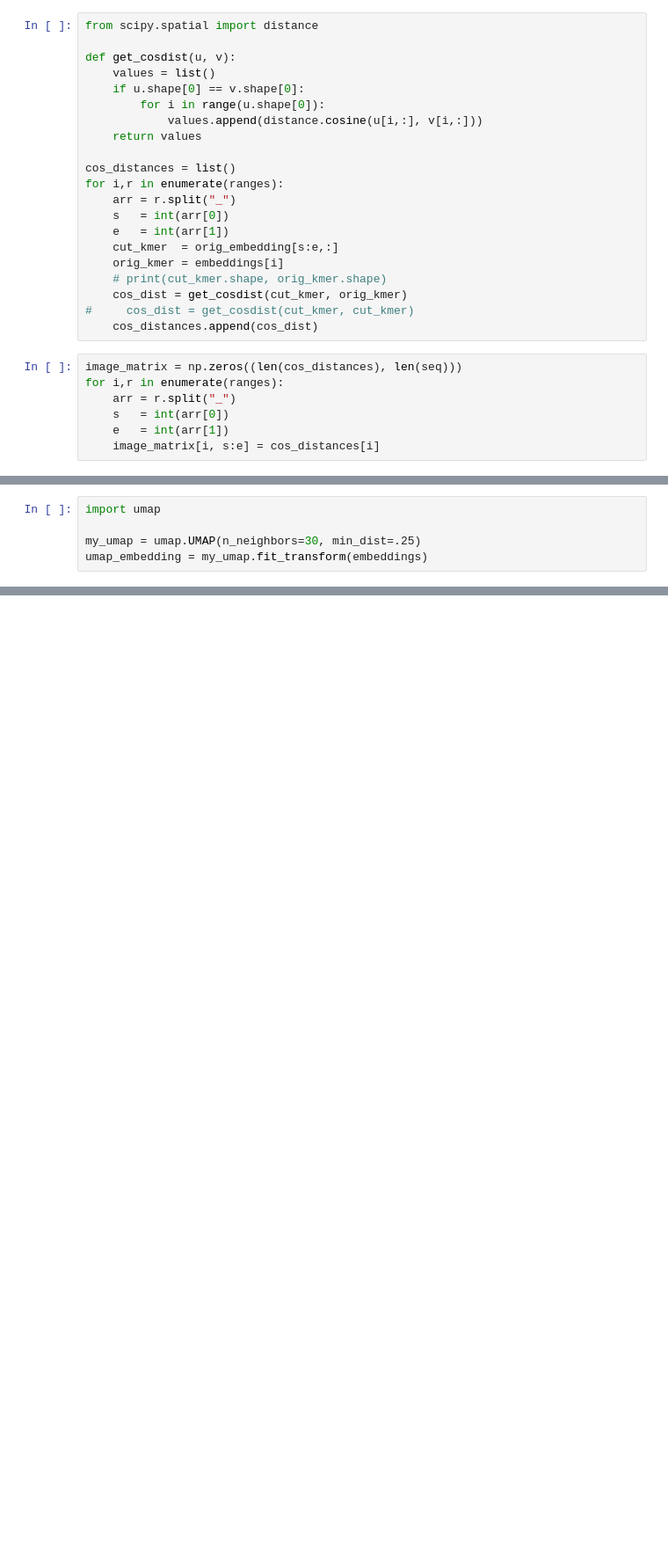
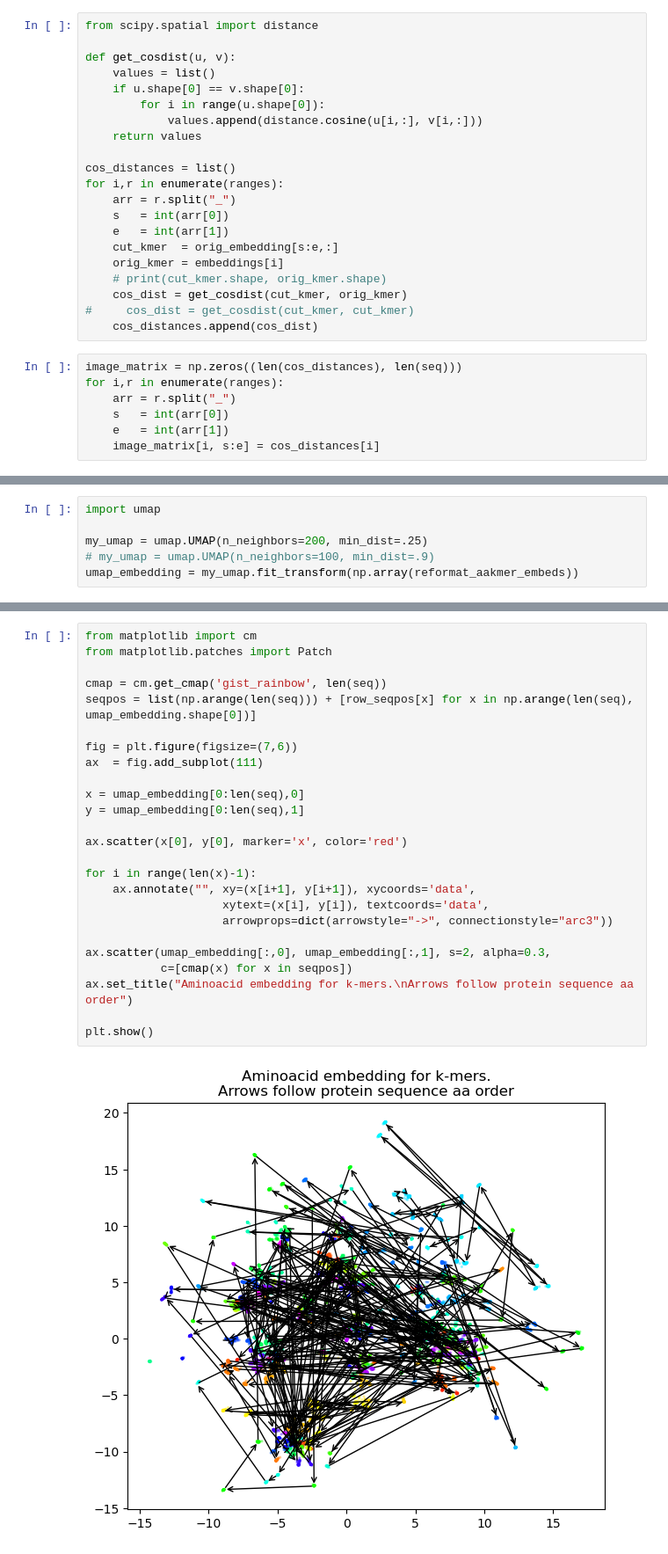
Before and after one commit to francosimonetti/disorder_flavours, a Jupyter notebook: kmer_analysis.ipynb, the cells around one changed output, grey strips where cells are left out. Shown at 88% size. Saved outputs shown, nothing was run; the diff lists cells and outputs as text; blank space fills up the shorter version.

```diff
--- a/kmer_analysis.ipynb
+++ b/kmer_analysis.ipynb
@@ -137,5 +225,6 @@ plt.show()
 # %%
 import umap
 
-my_umap = umap.UMAP(n_neighbors=30, min_dist=.25)
-umap_embedding = my_umap.fit_transform(embeddings)
+my_umap = umap.UMAP(n_neighbors=200, min_dist=.25)
+# my_umap = umap.UMAP(n_neighbors=100, min_dist=.9)
+umap_embedding = my_umap.fit_transform(np.array(reformat_aakmer_embeds))
@@ -148,0 +235,27 @@ embeddings_array.shape
+# %%
+from matplotlib import cm
+from matplotlib.patches import Patch
+
+cmap = cm.get_cmap('gist_rainbow', len(seq))
+seqpos = list(np.arange(len(seq))) + [row_seqpos[x] for x in np.arange(len(seq), umap_embedding.shape[0])]
+
+fig = plt.figure(figsize=(7,6))
+ax  = fig.add_subplot(111)
+
+x = umap_embedding[0:len(seq),0]
+y = umap_embedding[0:len(seq),1]
+
+ax.scatter(x[0], y[0], marker='x', color='red')
+
+for i in range(len(x)-1):
+    ax.annotate("", xy=(x[i+1], y[i+1]), xycoords='data',
+                    xytext=(x[i], y[i]), textcoords='data',
+                    arrowprops=dict(arrowstyle="->", connectionstyle="arc3"))
+
+ax.scatter(umap_embedding[:,0], umap_embedding[:,1], s=2, alpha=0.3,
+           c=[cmap(x) for x in seqpos])
+ax.set_title("Aminoacid embedding for k-mers.\nArrows follow protein sequence aa order")
+
+plt.show()
+# %% [output]
+[figure, added]
```
Also changed, not shown: parts of 17 cells of this notebook, 2 other files.
